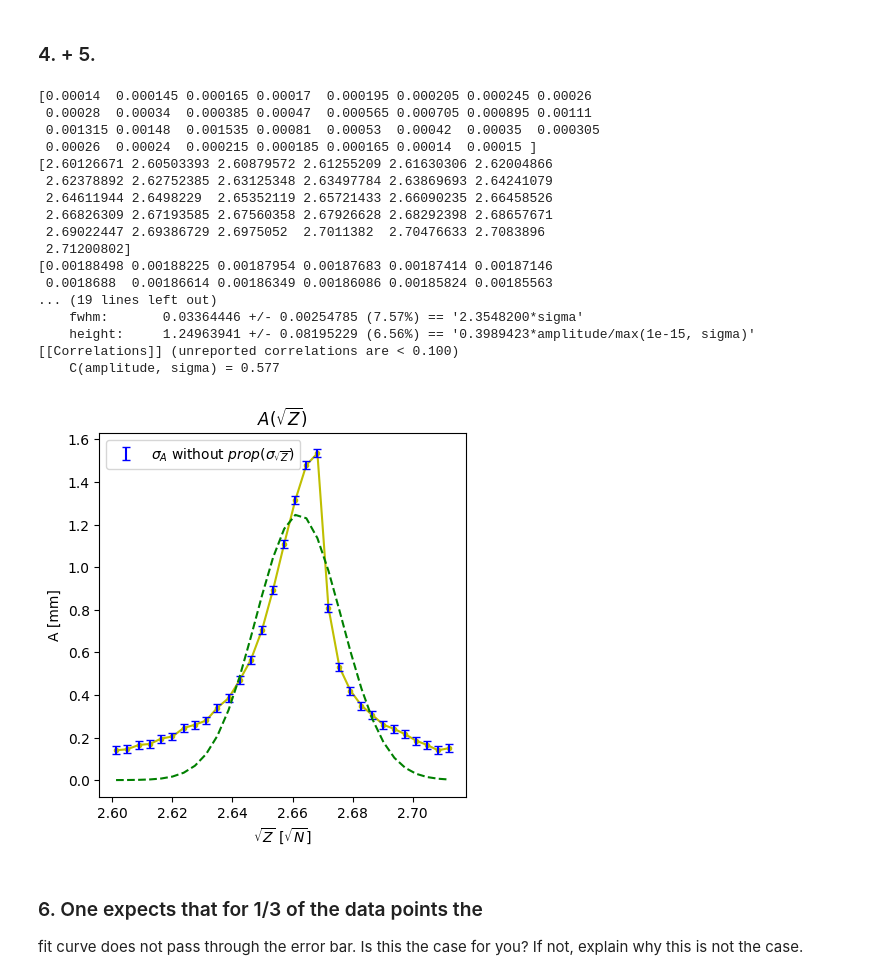
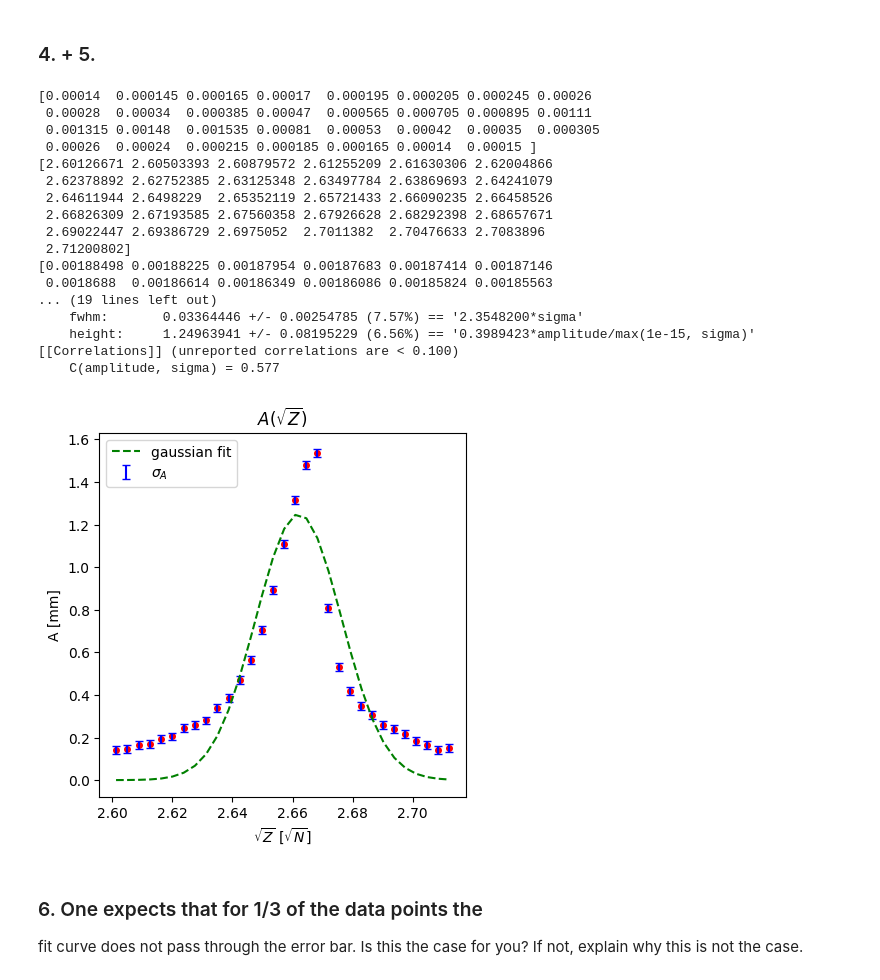
Before and after one commit to dominikrosser/praktikum_p1, a Jupyter notebook: 04-Saite/saite.ipynb, the cells around one changed output. Cells and saved outputs as stored; diff of their text form; code cells hidden in the pictures.

```diff
--- a/04-Saite/saite.ipynb
+++ b/04-Saite/saite.ipynb
@@ -84,8 +84,8 @@ def errorbar_plot_A_sqrtZ(A_values, Sqrt_Z_values,sig):
     cm = 1/2.54
 
     fig, ax = plt.subplots(1,1,figsize=(12*cm, 12*cm))
-    ax.plot(x,y, 'yo-', ms=3)
-    ax.errorbar(x, y, yerr=sig, linestyle='', color='blue', capsize=3, label=r'$\sigma_{A}$ without $prop(\sigma_{\sqrt{Z}})$')
+    ax.plot(x,y, 'ro', ms=4)
+    ax.errorbar(x, y, yerr=sig, linestyle='', color='blue', capsize=3, label=r'$\sigma_{A}$')
     lmfit_fitting_gaussian(Sqrt_Z_values, A_values, sig,ax)
     ax.set_xlabel(r'$\sqrt{Z}$ [$\sqrt{N}$]')
     ax.set_ylabel('A [mm]')
@@ -111,36 +111,36 @@ def lmfit_fitting_gaussian(x, y, sig, ax):
     print(result.fit_report())
     #ax.plot(x, y, 'go', ms=3)
     #ax.errorbar(x, y, sig)
-    ax.plot(x, result.best_fit, 'g--')
+    ax.plot(x, result.best_fit, 'g--', label='gaussian fit')
 
 errorbar_plot_A_sqrtZ(A_values_4_mm, Z_4_values_newton_sqrt, sig_A_values_4_mm)
 
 # Mean of the resonance curve:
 # SEE lmfit reports
 # FWHM:
 # SEE lmfit reports
 
 # Fit to gaussian
 ## using def lmfit_fitting_gaussian(x, y, sig):
 # %% [output]
 [0.00014  0.000145 0.000165 0.00017  0.000195 0.000205 0.000245 0.00026
  0.00028  0.00034  0.000385 0.00047  0.000565 0.000705 0.000895 0.00111
  0.001315 0.00148  0.001535 0.00081  0.00053  0.00042  0.00035  0.000305
  0.00026  0.00024  0.000215 0.000185 0.000165 0.00014  0.00015 ]
 [2.60126671 2.60503393 2.60879572 2.61255209 2.61630306 2.62004866
  2.62378892 2.62752385 2.63125348 2.63497784 2.63869693 2.64241079
  2.64611944 2.6498229  2.65352119 2.65721433 2.66090235 2.66458526
  2.66826309 2.67193585 2.67560358 2.67926628 2.68292398 2.68657671
  2.69022447 2.69386729 2.6975052  2.7011382  2.70476633 2.7083896
  2.71200802]
 [0.00188498 0.00188225 0.00187954 0.00187683 0.00187414 0.00187146
  0.0018688  0.00186614 0.00186349 0.00186086 0.00185824 0.00185563
 ... (19 lines left out)
     fwhm:       0.03364446 +/- 0.00254785 (7.57%) == '2.3548200*sigma'
     height:     1.24963941 +/- 0.08195229 (6.56%) == '0.3989423*amplitude/max(1e-15, sigma)'
 [[Correlations]] (unreported correlations are < 0.100)
     C(amplitude, sigma) = 0.577
-[figure, old version]
+[figure, new version]
 # %% [markdown]
 ### 6. One expects that for 1/3 of the data points the
 fit curve does not pass through the error bar. Is
```
